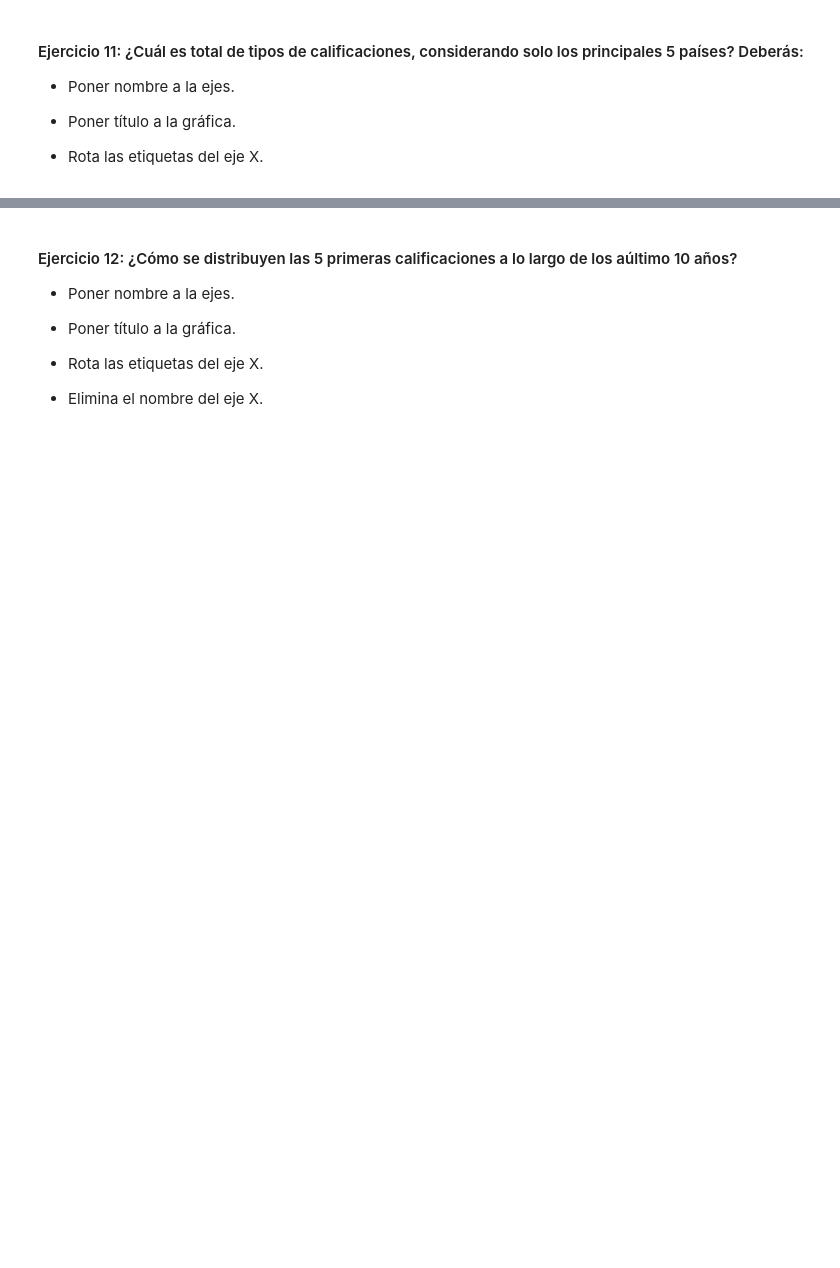
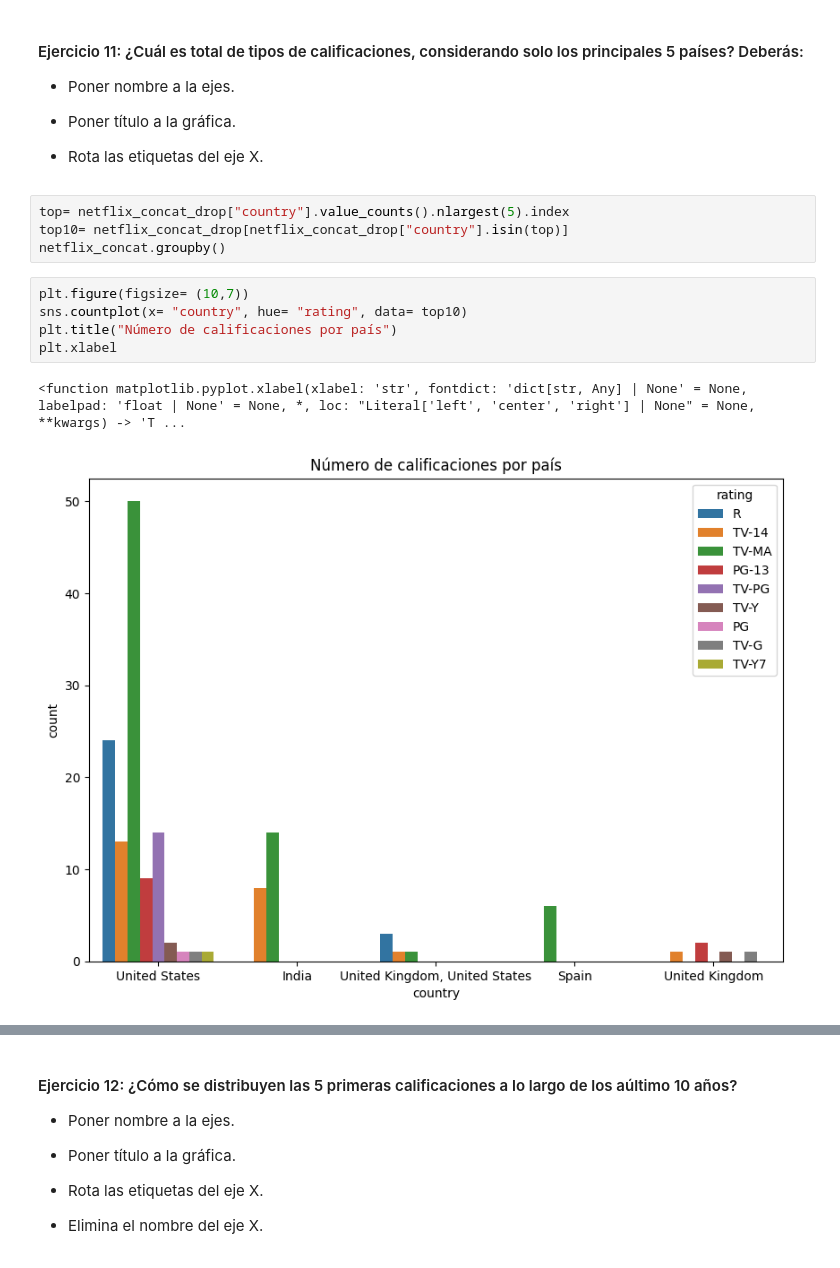
Before and after one commit to jgilsu11/laboratorio-modulo2-leccion04-visualizacion, a Jupyter notebook: laboratorio-modulo2-leccion04-visualizacion.ipynb, the cells around one changed output, grey strips where cells are left out. Drawn from its saved outputs; the diff is of its cells as text; blank space fills up the shorter version.

```diff
--- a/laboratorio-modulo2-leccion04-visualizacion.ipynb
+++ b/laboratorio-modulo2-leccion04-visualizacion.ipynb
@@ -303,3 +357,15 @@ En el ejercicio 10, tenemos que sacar el numero de pelis y series (el tipo) para
 - Poner título a la gráfica.
 
 - Rota las etiquetas del eje X.
+# %%
+top= netflix_concat_drop["country"].value_counts().nlargest(5).index
+top10= netflix_concat_drop[netflix_concat_drop["country"].isin(top)]
+netflix_concat.groupby()
+# %%
+plt.figure(figsize= (10,7))
+sns.countplot(x= "country", hue= "rating", data= top10)
+plt.title("Número de calificaciones por país")
+plt.xlabel
+# %% [output]
+<function matplotlib.pyplot.xlabel(xlabel: 'str', fontdict: 'dict[str, Any] | None' = None, labelpad: 'float | None' = None, *, loc: "Literal['left', 'center', 'right'] | None" = None, **kwargs) -> 'T ...
+[figure, added]
```
Also changed, not shown: parts of 8 cells of this notebook.
